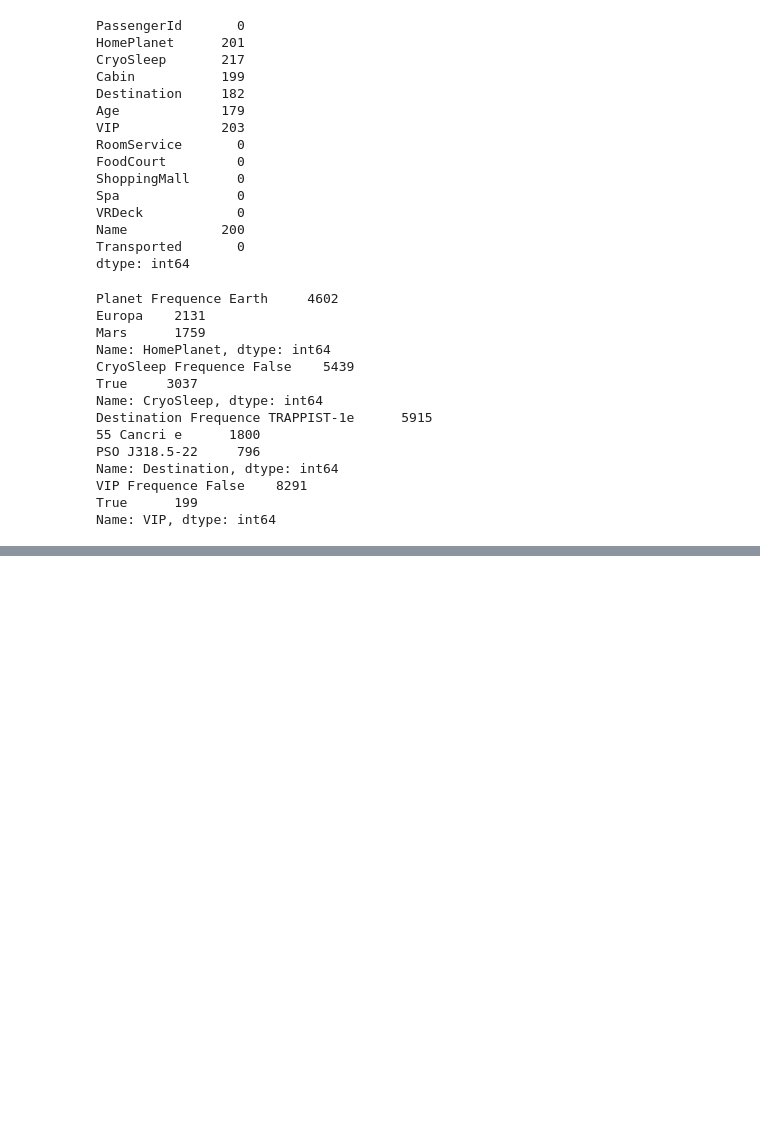
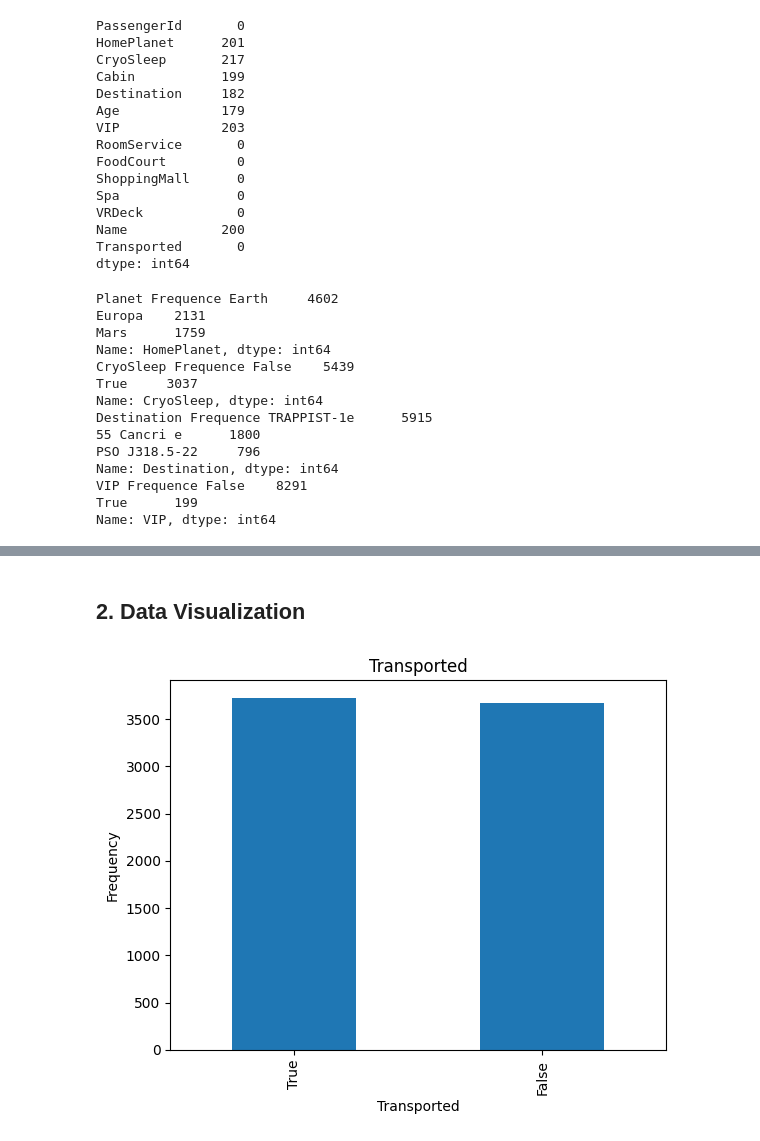
Before and after one commit to CorrosiveMoon/SpaceShipTitanic, a Jupyter notebook: Spaceship.ipynb, the cells around one changed output, grey strips where cells are left out. Drawn from its saved outputs; the diff is of its cells as text; code cells hidden in the pictures; blank space fills up the shorter version.

```diff
--- a/Spaceship.ipynb
+++ b/Spaceship.ipynb
@@ -199,0 +219,11 @@ df.drop(['PassengerId', 'RoomService', 'FoodCourt', 'ShoppingMall', 'Spa', 'VRDe
+# %% [markdown]
+## 2. Data Visualization
+# %%
+#We will create a bar chart to the transported passengers
+df['Transported'].value_counts().plot(kind='bar')
+plt.title('Transported')
+plt.xlabel('Transported')
+plt.ylabel('Frequency')
+plt.show()
+# %% [output]
+[figure, added]
```
Also changed, not shown: parts of 28 cells of this notebook.
